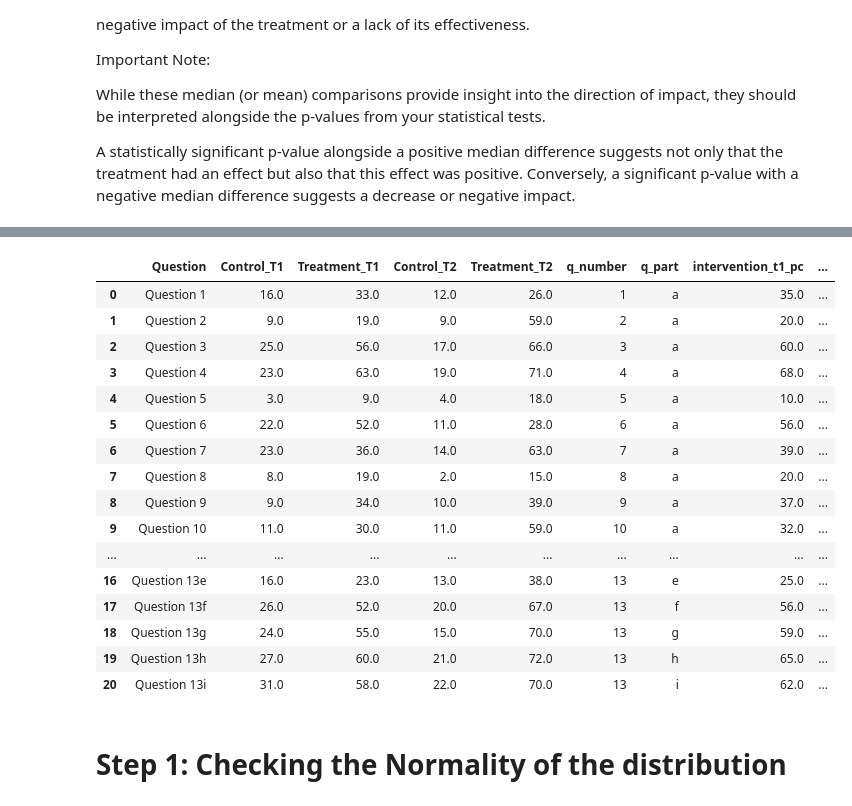
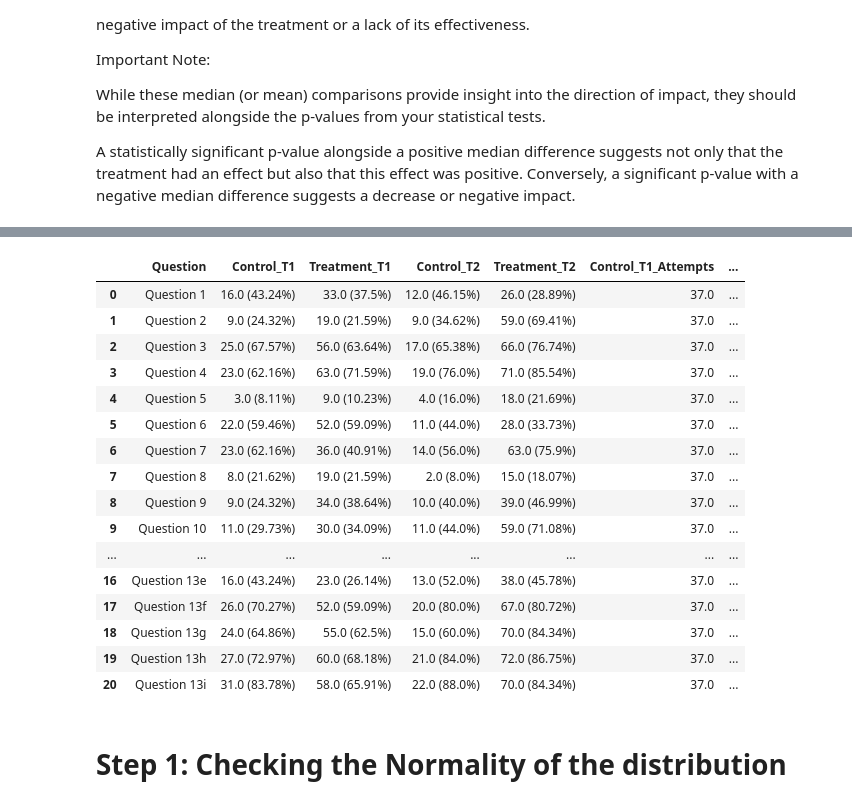
Before and after one commit to wingenium-nagesh/research, a Jupyter notebook: igvz/source/analysis.ipynb, the cells around one changed output, grey strips where cells are left out. Drawn from its saved outputs; the diff is of its cells as text; code cells hidden in the pictures.

```diff
--- a/igvz/source/analysis.ipynb
+++ b/igvz/source/analysis.ipynb
@@ -1393,3 +1475,10 @@ Important Note:
 While these median (or mean) comparisons provide insight into the direction of impact, they should be interpreted alongside the p-values from your statistical tests.
 
 A statistically significant p-value alongside a positive median difference suggests not only that the treatment had an effect but also that this effect was positive. Conversely, a significant p-value with a negative median difference suggests a decrease or negative impact.
+# %%
+result.reset_index()
+response.reset_index()
+response.drop(columns = 'Question', inplace=True)
+
+table2 = pd.concat([result, response], axis=1)
+table2
@@ -1396,39 +1503,44 @@ A statistically significant p-value alongside a positive median difference sugge
 # %%
 import re
 
 
 #result['q_number'] = result['Question'].apply(lambda x: re.findall(r'\d+', x))
-result['q_number'] = result['Question'].apply(lambda x: re.search(r'\d+', x).group(0) if re.search(r'\d+', x) else None).astype('int64')
-result['q_part'] = result['Question'].apply(lambda x: re.search(r'[a-zA-Z]+', (x.replace('Question ', ''))).group(0) if re.search(r'[a-zA-Z]+', (x.replace('Question ', ''))) else 'a')
+table2['q_number'] = table2['Question'].apply(lambda x: re.search(r'\d+', x).group(0) if re.search(r'\d+', x) else None).astype('int64')
+table2['q_part'] = table2['Question'].apply(lambda x: re.search(r'[a-zA-Z]+', (x.replace('Question ', ''))).group(0) if re.search(r'[a-zA-Z]+', (x.replace('Question ', ''))) else 'a')
 #result['q_part'] = result['Question'].apply(lambda x: re.search(r'[a-zA-Z]+', (x.replace('Question ', ''))).group(0) if re.search(r'[a-zA-Z]+', (x.replace('Question ', ''))) else 'a')
-result['intervention_t1_pc'] = (result['Treatment_T1']/93.00).round(2) * 100.00
-result['intervention_t2_pc'] = (result['Treatment_T2']/93.00).round(2) * 100.00
-result['control_t1_pc'] = (result['Control_T1']/37.00).round(2) * 100.00
-result['control_t2_pc'] = (result['Control_T2']/37.00).round(2) * 100.00
+table2['intervention_t1_pc'] = ((table2['Treatment_T1']/table2['Treatment_T1_Attempts']) * 100).round(2)
+table2['intervention_t2_pc'] = ((table2['Treatment_T2']/table2['Treatment_T2_Attempts']) * 100).round(2)
+table2['control_t1_pc'] = ((table2['Control_T1']/table2['Control_T1_Attempts']) * 100).round(2)
+table2['control_t2_pc'] = ((table2['Control_T2']/table2['Control_T2_Attempts']) * 100).round(2)
+
+table2['Treatment_T1'] = table2['Treatment_T1'].astype(str) + ' (' + table2['intervention_t1_pc'].astype(str) + '%)'
+table2['Control_T1'] = table2['Control_T1'].astype(str) + ' (' + table2['control_t1_pc'].astype(str) + '%)'
+table2['Treatment_T2'] = table2['Treatment_T2'].astype(str) + ' (' + table2['intervention_t2_pc'].astype(str) + '%)'
+table2['Control_T2'] = table2['Control_T2'].astype(str) + ' (' + table2['control_t2_pc'].astype(str) + '%)'
 
 # Reset only the first level of the index
 #result.reset_index(level=1, inplace=True)
 
-result.sort_values(by=['q_number', 'q_part'], inplace=True)
-result.reset_index(inplace=True)
-result.drop(columns='index', inplace=True)
-result
+table2.sort_values(by=['q_number', 'q_part'], inplace=True)
+table2.reset_index(inplace=True)
+table2.drop(columns='index', inplace=True)
+table2
 # %% [output]
-|  | Question | Control_T1 | Treatment_T1 | Control_T2 | Treatment_T2 | q_number | q_part | intervention_t1_pc | ... |
-| 0 | Question 1 | 16.0 | 33.0 | 12.0 | 26.0 | 1 | a | 35.0 | ... |
-| 1 | Question 2 | 9.0 | 19.0 | 9.0 | 59.0 | 2 | a | 20.0 | ... |
-| 2 | Question 3 | 25.0 | 56.0 | 17.0 | 66.0 | 3 | a | 60.0 | ... |
-| 3 | Question 4 | 23.0 | 63.0 | 19.0 | 71.0 | 4 | a | 68.0 | ... |
-| 4 | Question 5 | 3.0 | 9.0 | 4.0 | 18.0 | 5 | a | 10.0 | ... |
-| 5 | Question 6 | 22.0 | 52.0 | 11.0 | 28.0 | 6 | a | 56.0 | ... |
-| 6 | Question 7 | 23.0 | 36.0 | 14.0 | 63.0 | 7 | a | 39.0 | ... |
-| 7 | Question 8 | 8.0 | 19.0 | 2.0 | 15.0 | 8 | a | 20.0 | ... |
-| 8 | Question 9 | 9.0 | 34.0 | 10.0 | 39.0 | 9 | a | 37.0 | ... |
-| 9 | Question 10 | 11.0 | 30.0 | 11.0 | 59.0 | 10 | a | 32.0 | ... |
-| ... | ... | ... | ... | ... | ... | ... | ... | ... | ... |
-| 16 | Question 13e | 16.0 | 23.0 | 13.0 | 38.0 | 13 | e | 25.0 | ... |
-| 17 | Question 13f | 26.0 | 52.0 | 20.0 | 67.0 | 13 | f | 56.0 | ... |
-| 18 | Question 13g | 24.0 | 55.0 | 15.0 | 70.0 | 13 | g | 59.0 | ... |
-| 19 | Question 13h | 27.0 | 60.0 | 21.0 | 72.0 | 13 | h | 65.0 | ... |
-| 20 | Question 13i | 31.0 | 58.0 | 22.0 | 70.0 | 13 | i | 62.0 | ... |
+|  | Question | Control_T1 | Treatment_T1 | Control_T2 | Treatment_T2 | Control_T1_Attempts | ... |
+| 0 | Question 1 | 16.0 (43.24%) | 33.0 (37.5%) | 12.0 (46.15%) | 26.0 (28.89%) | 37.0 | ... |
+| 1 | Question 2 | 9.0 (24.32%) | 19.0 (21.59%) | 9.0 (34.62%) | 59.0 (69.41%) | 37.0 | ... |
+| 2 | Question 3 | 25.0 (67.57%) | 56.0 (63.64%) | 17.0 (65.38%) | 66.0 (76.74%) | 37.0 | ... |
+| 3 | Question 4 | 23.0 (62.16%) | 63.0 (71.59%) | 19.0 (76.0%) | 71.0 (85.54%) | 37.0 | ... |
+| 4 | Question 5 | 3.0 (8.11%) | 9.0 (10.23%) | 4.0 (16.0%) | 18.0 (21.69%) | 37.0 | ... |
+| 5 | Question 6 | 22.0 (59.46%) | 52.0 (59.09%) | 11.0 (44.0%) | 28.0 (33.73%) | 37.0 | ... |
+| 6 | Question 7 | 23.0 (62.16%) | 36.0 (40.91%) | 14.0 (56.0%) | 63.0 (75.9%) | 37.0 | ... |
+| 7 | Question 8 | 8.0 (21.62%) | 19.0 (21.59%) | 2.0 (8.0%) | 15.0 (18.07%) | 37.0 | ... |
+| 8 | Question 9 | 9.0 (24.32%) | 34.0 (38.64%) | 10.0 (40.0%) | 39.0 (46.99%) | 37.0 | ... |
+| 9 | Question 10 | 11.0 (29.73%) | 30.0 (34.09%) | 11.0 (44.0%) | 59.0 (71.08%) | 37.0 | ... |
+| ... | ... | ... | ... | ... | ... | ... | ... |
+| 16 | Question 13e | 16.0 (43.24%) | 23.0 (26.14%) | 13.0 (52.0%) | 38.0 (45.78%) | 37.0 | ... |
+| 17 | Question 13f | 26.0 (70.27%) | 52.0 (59.09%) | 20.0 (80.0%) | 67.0 (80.72%) | 37.0 | ... |
+| 18 | Question 13g | 24.0 (64.86%) | 55.0 (62.5%) | 15.0 (60.0%) | 70.0 (84.34%) | 37.0 | ... |
+| 19 | Question 13h | 27.0 (72.97%) | 60.0 (68.18%) | 21.0 (84.0%) | 72.0 (86.75%) | 37.0 | ... |
+| 20 | Question 13i | 31.0 (83.78%) | 58.0 (65.91%) | 22.0 (88.0%) | 70.0 (84.34%) | 37.0 | ... |
 # %%
```
Also changed, not shown: parts of 6 cells of this notebook, 6 other files.
